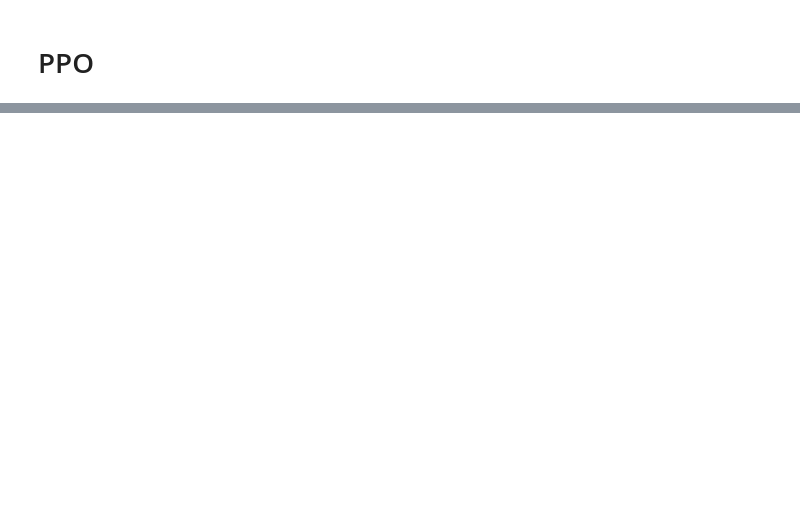
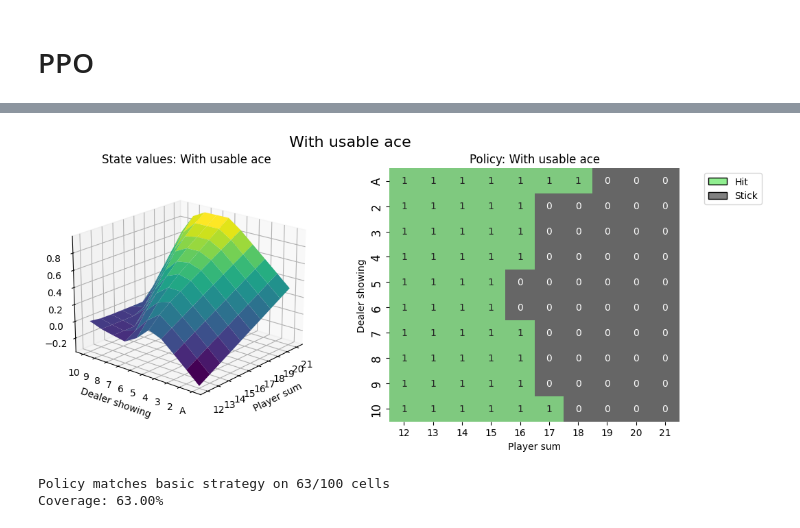
Before and after one commit to steveksh/Black-Jack-RL, a Jupyter notebook: game/notebooks/ppo.ipynb, the cells around one changed output, grey strips where cells are left out. Saved outputs shown, nothing was run; the diff lists cells and outputs as text; code cells hidden in the pictures; blank space fills up the shorter version.

```diff
--- a/game/notebooks/ppo.ipynb
+++ b/game/notebooks/ppo.ipynb
@@ -114,0 +307,29 @@ Epoch 1900 | Avg Return: -2.50
+# %%
+# Visualization (optional, requires matplotlib)
+import matplotlib.pyplot as plt
+
+
+basic_strategy_grid = np.array([
+    [1, 1, 1, 1, 1, 1, 1, 0, 0, 0],  # Dealer shows Ace
+    [1, 1, 1, 1, 1, 0, 0, 0, 0, 0],  # Dealer shows 2
+    [1, 1, 1, 1, 1, 0, 0, 0, 0, 0],  # Dealer shows 3
+    [1, 1, 1, 1, 1, 0, 0, 0, 0, 0],  # Dealer shows 4
+    [1, 1, 1, 1, 0, 0, 0, 0, 0, 0],  # Dealer shows 5
+    [1, 1, 1, 1, 0, 0, 0, 0, 0, 0],  # Dealer shows 6
+    [1, 1, 1, 1, 1, 0, 0, 0, 0, 0],  # Dealer shows 7
+    [1, 1, 1, 1, 1, 0, 0, 0, 0, 0],  # Dealer shows 8
+    [1, 1, 1, 1, 1, 0, 0, 0, 0, 0],  # Dealer shows 9
+    [1, 1, 1, 1, 1, 1, 0, 0, 0, 0],  # Dealer shows 10
+])
+
+fig = create_plots(value_grid, basic_strategy_grid, title="With usable ace")
+plt.show()
+
+coverage = policy_grid == basic_strategy_grid
+coverage_pcnt = np.sum(coverage) / coverage.size * 100
+print(f"Policy matches basic strategy on {np.sum(coverage)}/{coverage.size} cells")
+print(f"Coverage: {coverage_pcnt:.2f}%")
+# %% [output]
+[figure, added]
+Policy matches basic strategy on 63/100 cells
+Coverage: 63.00%
```
Also changed, not shown: parts of 9 cells of this notebook, 15 other files.
